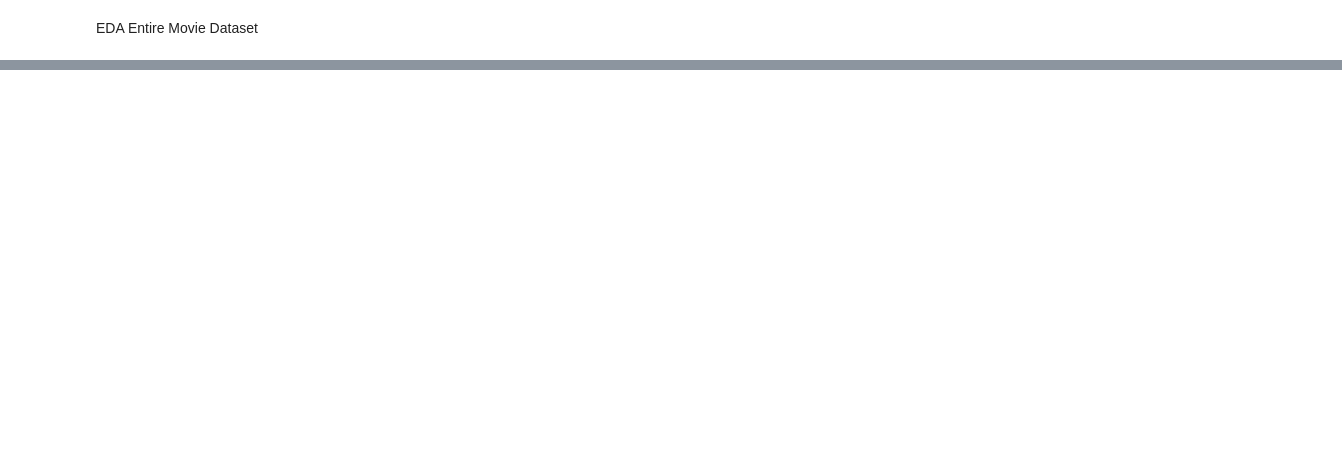
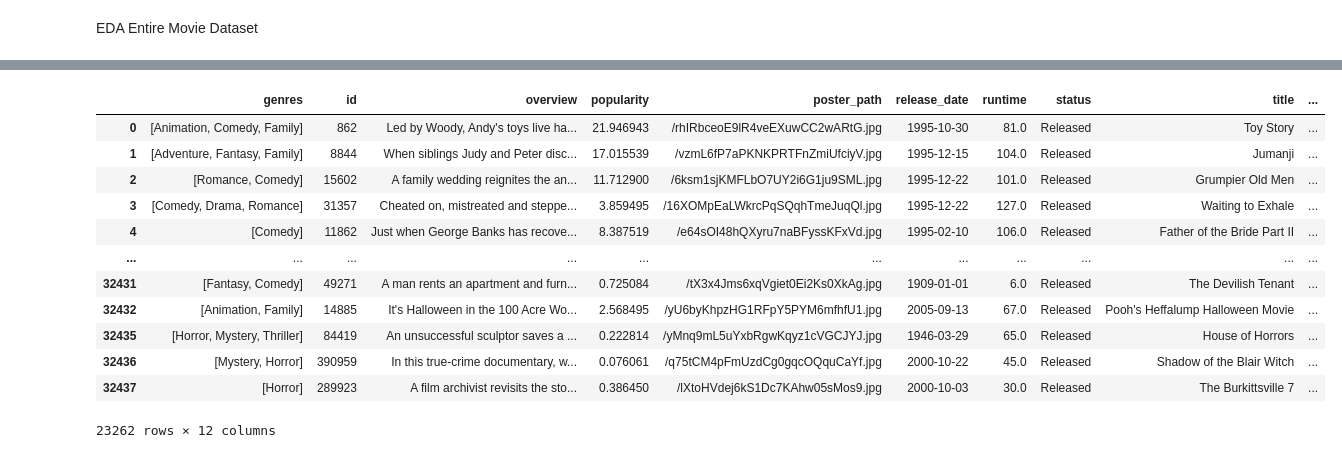
Before and after one commit to mcastelli5/Movie-Recommendation-Engine, a Jupyter notebook: EDA.ipynb, the cells around one changed output, grey strips where cells are left out. Cells and saved outputs as stored; diff of their text form; code cells hidden in the pictures; blank space fills up the shorter version.

```diff
--- a/EDA.ipynb
+++ b/EDA.ipynb
@@ -87,0 +227,16 @@ movies.describe().transpose()
+# %%
+display(movies)
+# %% [output]
+|  | genres | id | overview | popularity | poster_path | release_date | runtime | status | title | ... |
+| 0 | [Animation, Comedy, Family] | 862 | Led by Woody, Andy's toys live ha... | 21.946943 | /rhIRbceoE9lR4veEXuwCC2wARtG.jpg | 1995-10-30 | 81.0 | Released | Toy Story | ... |
+| 1 | [Adventure, Fantasy, Family] | 8844 | When siblings Judy and Peter disc... | 17.015539 | /vzmL6fP7aPKNKPRTFnZmiUfciyV.jpg | 1995-12-15 | 104.0 | Released | Jumanji | ... |
+| 2 | [Romance, Comedy] | 15602 | A family wedding reignites the an... | 11.712900 | /6ksm1sjKMFLbO7UY2i6G1ju9SML.jpg | 1995-12-22 | 101.0 | Released | Grumpier Old Men | ... |
+| 3 | [Comedy, Drama, Romance] | 31357 | Cheated on, mistreated and steppe... | 3.859495 | /16XOMpEaLWkrcPqSQqhTmeJuqQl.jpg | 1995-12-22 | 127.0 | Released | Waiting to Exhale | ... |
+| 4 | [Comedy] | 11862 | Just when George Banks has recove... | 8.387519 | /e64sOI48hQXyru7naBFyssKFxVd.jpg | 1995-02-10 | 106.0 | Released | Father of the Bride Part II | ... |
+| ... | ... | ... | ... | ... | ... | ... | ... | ... | ... | ... |
+| 32431 | [Fantasy, Comedy] | 49271 | A man rents an apartment and furn... | 0.725084 | /tX3x4Jms6xqVgiet0Ei2Ks0XkAg.jpg | 1909-01-01 | 6.0 | Released | The Devilish Tenant | ... |
+| 32432 | [Animation, Family] | 14885 | It's Halloween in the 100 Acre Wo... | 2.568495 | /yU6byKhpzHG1RFpY5PYM6mfhfU1.jpg | 2005-09-13 | 67.0 | Released | Pooh's Heffalump Halloween Movie | ... |
+| 32435 | [Horror, Mystery, Thriller] | 84419 | An unsuccessful sculptor saves a ... | 0.222814 | /yMnq9mL5uYxbRgwKqyz1cVGCJYJ.jpg | 1946-03-29 | 65.0 | Released | House of Horrors | ... |
+| 32436 | [Mystery, Horror] | 390959 | In this true-crime documentary, w... | 0.076061 | /q75tCM4pFmUzdCg0gqcOQquCaYf.jpg | 2000-10-22 | 45.0 | Released | Shadow of the Blair Witch | ... |
+| 32437 | [Horror] | 289923 | A film archivist revisits the sto... | 0.386450 | /lXtoHVdej6kS1Dc7KAhw05sMos9.jpg | 2000-10-03 | 30.0 | Released | The Burkittsville 7 | ... |
+23262 rows × 12 columns
```
Also changed, not shown: parts of 20 cells of this notebook.
